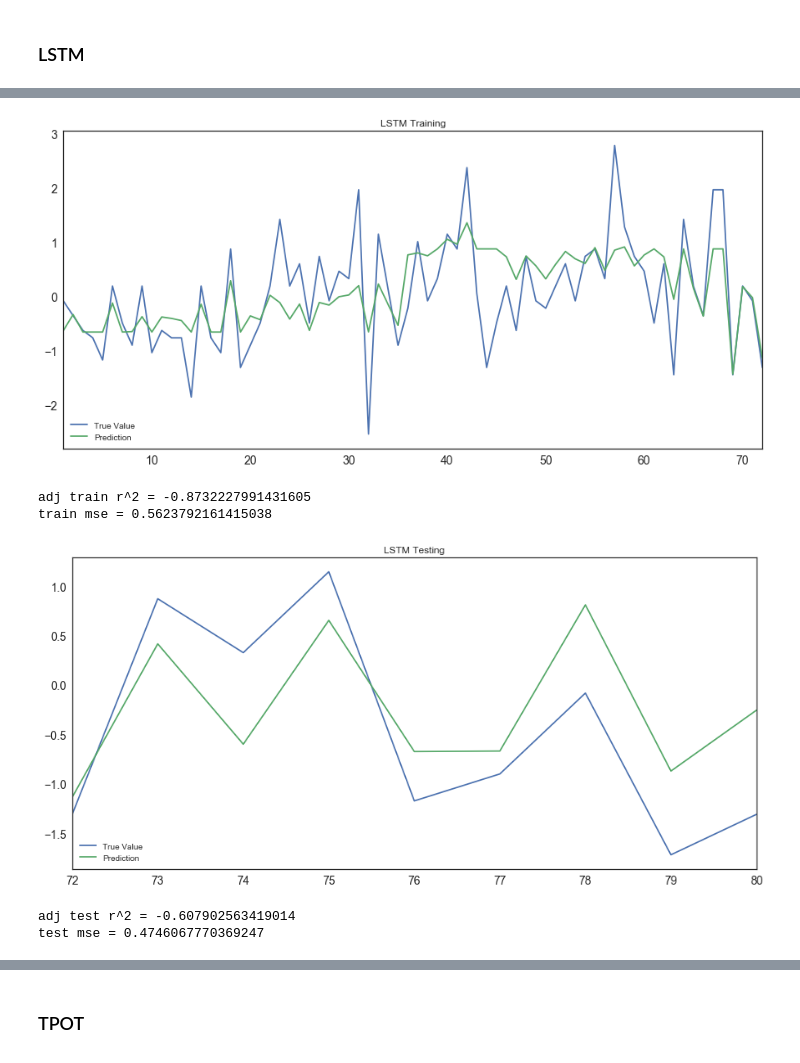
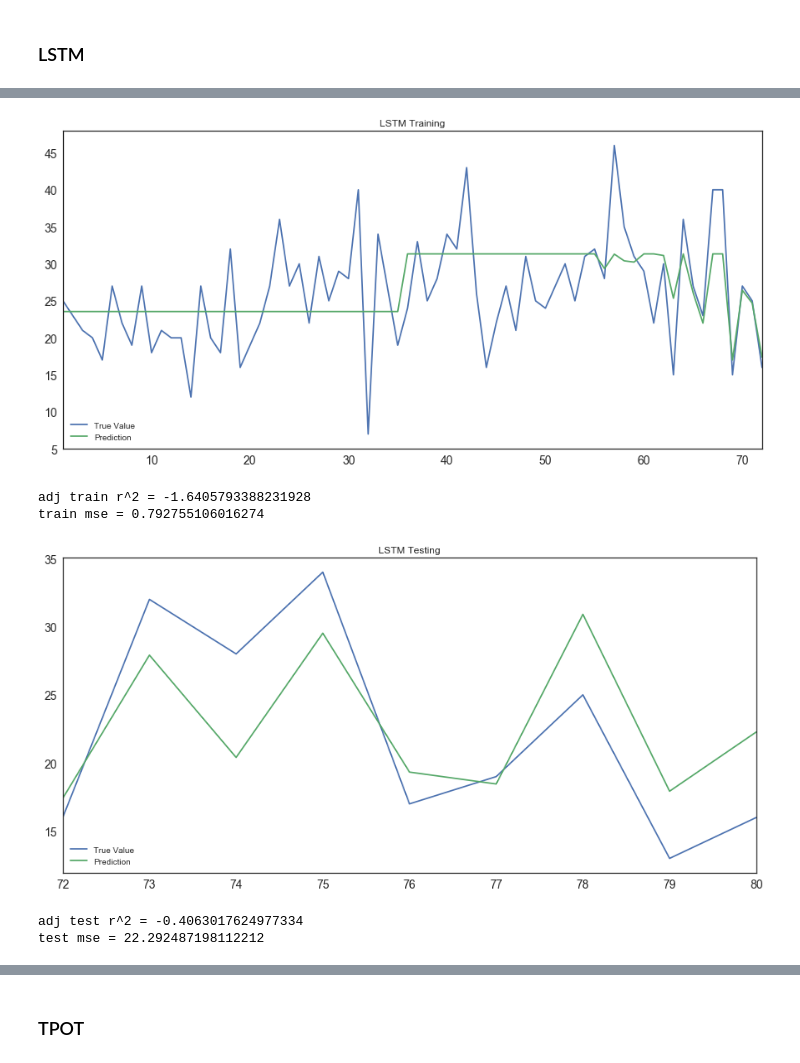
Before and after one commit to SidTheKid007/nba-analysis, a Jupyter notebook: Bradley Beal Predictions.ipynb, the cells around one changed output, grey strips where cells are left out. Drawn from its saved outputs; the diff is of its cells as text; code cells hidden in the pictures.

Commit message:
Predictions for Bradley Beal

```diff
--- a/Bradley Beal Predictions.ipynb
+++ b/Bradley Beal Predictions.ipynb
@@ -169,0 +161,6 @@ df2.head()
+# %%
+df2['PT'] = df2['PTS']
+df2 = df2.drop(['PTS'], axis=1)
+df2['PTS'] = df2['PT']
+df2 = df2.drop(['PT'], axis=1)
+df2.head()
@@ -582,17 +582,20 @@ Epoch 500/500
 # %%
-train_y2 = train_y.copy(deep=False)
-train_y2['prediction'] = model.predict(train_x.values)
-test_y['prediction'] = model.predict(test_x.values)
+train_y2 = train_y.copy(deep=True)
+test_y2 = test_y.copy(deep=True)
+train_y2['prediction'] = sc2.inverse_transform(model.predict(train_x.values))
+test_y2['prediction'] = sc2.inverse_transform(model.predict(test_x.values))
+train_y2['PredPts'] = sc2.inverse_transform(train_y2['PredPts'])
+test_y2['PredPts'] = sc2.inverse_transform(test_y2['PredPts'])
 train_y2['PredPts'].plot(figsize=(15,7), title= 'NN Training', fontsize=14, label='True Value')
 train_y2['prediction'].plot(figsize=(15,7), title= 'NN Training', fontsize=14, label='Prediction')
 plt.legend(loc='lower left')
 plt.show()
 print('adj train r^2 = ' + str(adj_r2_score((r2_score(train_y.PredPts, model.predict(train_x.values))),train_x.shape[0], train_x.shape[1])))
 print('train mse = ' + str(mean_squared_error(train_y.PredPts, model.predict(train_x.values))))
-test_y['PredPts'].plot(figsize=(15,7), title= 'NN Testing', fontsize=14, label='True Value')
-test_y['prediction'].plot(figsize=(15,7), title= 'NN Testing', fontsize=14, label='Prediction')
+test_y2['PredPts'].plot(figsize=(15,7), title= 'NN Testing', fontsize=14, label='True Value')
+test_y2['prediction'].plot(figsize=(15,7), title= 'NN Testing', fontsize=14, label='Prediction')
 plt.legend(loc='lower left')
 plt.show()
-print('adj test r^2 = ' + str(adj_r2_score((r2_score(test_y.PredPts, test_y.prediction)),train_x.shape[0], train_x.shape[1])))
-print('test mse = ' + str(mean_squared_error(test_y.PredPts, test_y.prediction)))
+print('adj test r^2 = ' + str(adj_r2_score((r2_score(test_y2.PredPts, test_y2.prediction)),train_x.shape[0], train_x.shape[1])))
+print('test mse = ' + str(mean_squared_error(test_y2.PredPts, test_y2.prediction)))
 # %% [output]
@@ -639,23 +651,26 @@ Epoch 500/500
 # %%
-train_y2 = train_y.copy(deep=False)
-train_y2['prediction'] = model_lstm.predict(X_tr_t)
-test_y['prediction'] = model_lstm.predict(X_tst_t)
+train_y2 = train_y.copy(deep=True)
+test_y2 = test_y.copy(deep=True)
+train_y2['prediction'] = sc2.inverse_transform(model_lstm.predict(X_tr_t))
+test_y2['prediction'] = sc2.inverse_transform(model_lstm.predict(X_tst_t))
+train_y2['PredPts'] = sc2.inverse_transform(train_y2['PredPts'])
+test_y2['PredPts'] = sc2.inverse_transform(test_y2['PredPts'])
 train_y2['PredPts'].plot(figsize=(15,7), title= 'LSTM Training', fontsize=14, label='True Value')
 train_y2['prediction'].plot(figsize=(15,7), title= 'LSTM Training', fontsize=14, label='Prediction')
 plt.legend(loc='lower left')
 plt.show()
 print('adj train r^2 = ' + str(adj_r2_score((r2_score(train_y.PredPts, model_lstm.predict(X_tr_t))),train_x.shape[0], train_x.shape[1])))
 print('train mse = ' + str(mean_squared_error(train_y.PredPts, model_lstm.predict(X_tr_t))))
-test_y['PredPts'].plot(figsize=(15,7), title= 'LSTM Testing', fontsize=14, label='True Value')
-test_y['prediction'].plot(figsize=(15,7), title= 'LSTM Testing', fontsize=14, label='Prediction')
+test_y2['PredPts'].plot(figsize=(15,7), title= 'LSTM Testing', fontsize=14, label='True Value')
+test_y2['prediction'].plot(figsize=(15,7), title= 'LSTM Testing', fontsize=14, label='Prediction')
 plt.legend(loc='lower left')
 plt.show()
-print('adj test r^2 = ' + str(adj_r2_score((r2_score(test_y.PredPts, test_y.prediction)),train_x.shape[0], train_x.shape[1])))
-print('test mse = ' + str(mean_squared_error(test_y.PredPts, test_y.prediction)))
+print('adj test r^2 = ' + str(adj_r2_score((r2_score(test_y2.PredPts, test_y2.prediction)),train_x.shape[0], train_x.shape[1])))
+print('test mse = ' + str(mean_squared_error(test_y2.PredPts, test_y2.prediction)))
 # %% [output]
-[figure, old version]
+[figure, new version]
-adj train r^2 = -0.8732227991431605
-train mse = 0.5623792161415038
+adj train r^2 = -1.6405793388231928
+train mse = 0.792755106016274
-[figure, old version]
+[figure, new version]
-adj test r^2 = -0.607902563419014
-test mse = 0.4746067770369247
+adj test r^2 = -0.4063017624977334
+test mse = 22.292487198112212
```
Also changed, not shown: parts of 20 cells of this notebook.
